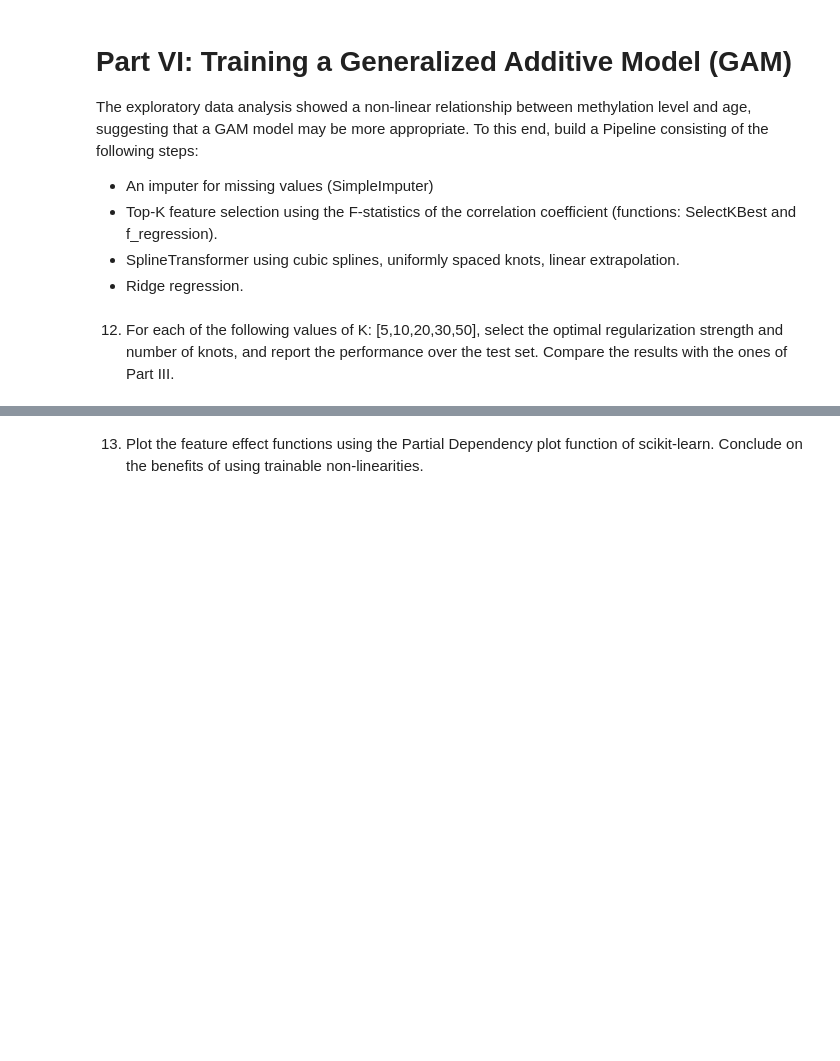
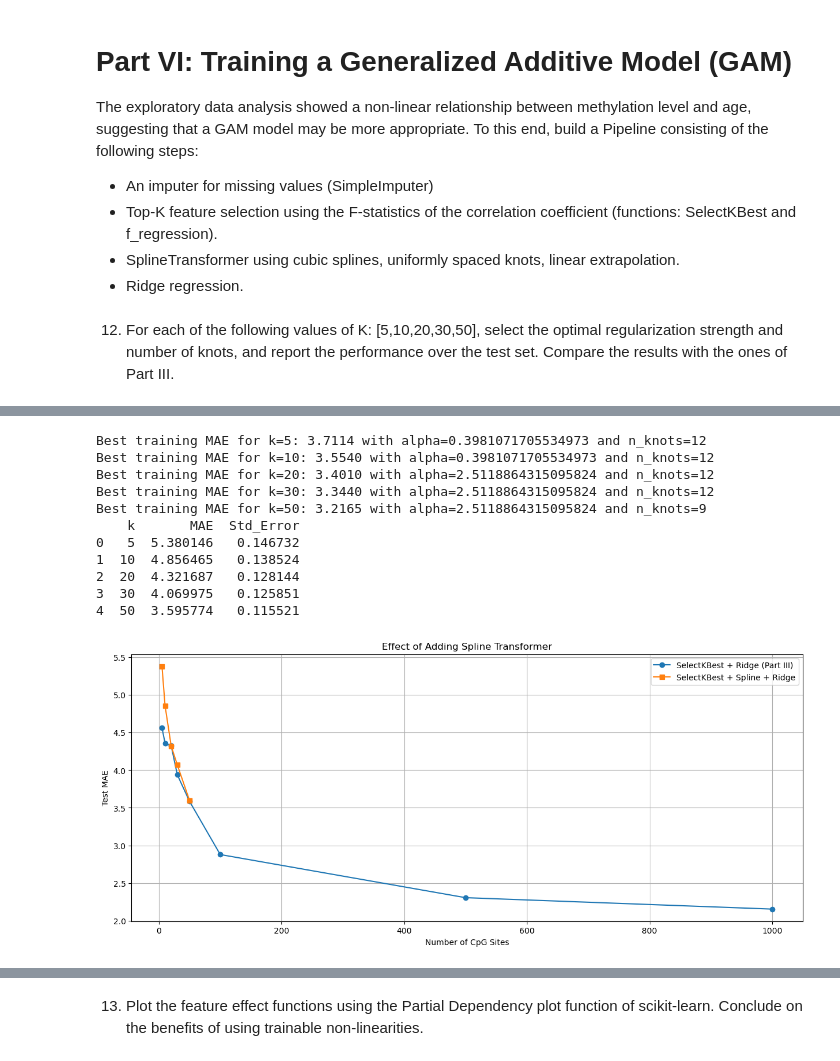
Before and after one commit to OvadiaOmer3/AdvTopicsML4CompBio, a Jupyter notebook: HW1/Homework_1.ipynb, the cells around one changed output, grey strips where cells are left out. Drawn from its saved outputs; the diff is of its cells as text; code cells hidden in the pictures; blank space fills up the shorter version.

```diff
--- a/HW1/Homework_1.ipynb
+++ b/HW1/Homework_1.ipynb
@@ -737,0 +616,67 @@ Best MAE for k=50: 3.2594 with alpha=0.1291549665014884 and n_knots=3
+# %%
+from sklearn.preprocessing import SplineTransformer
+
+k_values = [5,10,20,30,50]
+cv_splits = list(skf.split(X_train, Y_train_binned))
+
+alphas = np.logspace(-2, 2, 6)
+knots = np.linspace(3, 12, 5, dtype=int)
+
+best_models = []
+for k in k_values:
+    pipeline = Pipeline([
+        ('imputer', SimpleImputer()),
+        ('feature_selection', SelectKBest(score_func=f_regression, k=k)),
+        ('spline', SplineTransformer(degree=3, extrapolation='linear')),
+        ("regressor", Ridge())
+    ])
+    param_grid = {
+        'regressor__alpha': alphas,
+        'spline__n_knots': knots
+    }
+    grid_search = GridSearchCV(
+        pipeline,
+        param_grid,
+        cv=cv_splits,
+        scoring="neg_mean_absolute_error",
+        refit=True
+    )
+    grid_search.fit(X_train, Y_train)
+    best_model = grid_search.best_estimator_
+    best_performance = -grid_search.best_score_
+    print(f"Best training MAE for k={k}: {best_performance:.4f} with alpha={grid_search.best_params_['regressor__alpha']} and n_knots={grid_search.best_params_['spline__n_knots']}")
+    best_models.append(best_model)
+
+report = []
+for k, model in zip(k_values, best_models):
+    predictions = model.predict(X_test)
+    mae = np.mean(np.abs(predictions - Y_test))
+    std_error = np.std(np.abs(predictions - Y_test)) / np.sqrt(len(Y_test))
+    report.append((k, mae, std_error))
+spline_report_df = pd.DataFrame(report, columns=['k', 'MAE', 'Std_Error'])
+print(spline_report_df)
+
+# Comparing results with ridge regression from part III
+plt.figure(figsize=(15, 6))
+plt.plot(ridge_report_df['k'], ridge_report_df['MAE'], marker='o', label='SelectKBest + Ridge (Part III)')
+plt.plot(spline_report_df['k'], spline_report_df['MAE'], marker='s', label='SelectKBest + Spline + Ridge')
+plt.xlabel('Number of CpG Sites')
+plt.ylabel('Test MAE')
+plt.title('Effect of Adding Spline Transformer')
+plt.legend()
+plt.grid(True)
+
+plt.show()
+# %% [output]
+Best training MAE for k=5: 3.7114 with alpha=0.3981071705534973 and n_knots=12
+Best training MAE for k=10: 3.5540 with alpha=0.3981071705534973 and n_knots=12
+Best training MAE for k=20: 3.4010 with alpha=2.5118864315095824 and n_knots=12
+Best training MAE for k=30: 3.3440 with alpha=2.5118864315095824 and n_knots=12
+Best training MAE for k=50: 3.2165 with alpha=2.5118864315095824 and n_knots=9
+    k       MAE  Std_Error
+0   5  5.380146   0.146732
+1  10  4.856465   0.138524
+2  20  4.321687   0.128144
+3  30  4.069975   0.125851
+4  50  3.595774   0.115521
+[figure, added]
```
Also changed, not shown: parts of 32 cells of this notebook.
